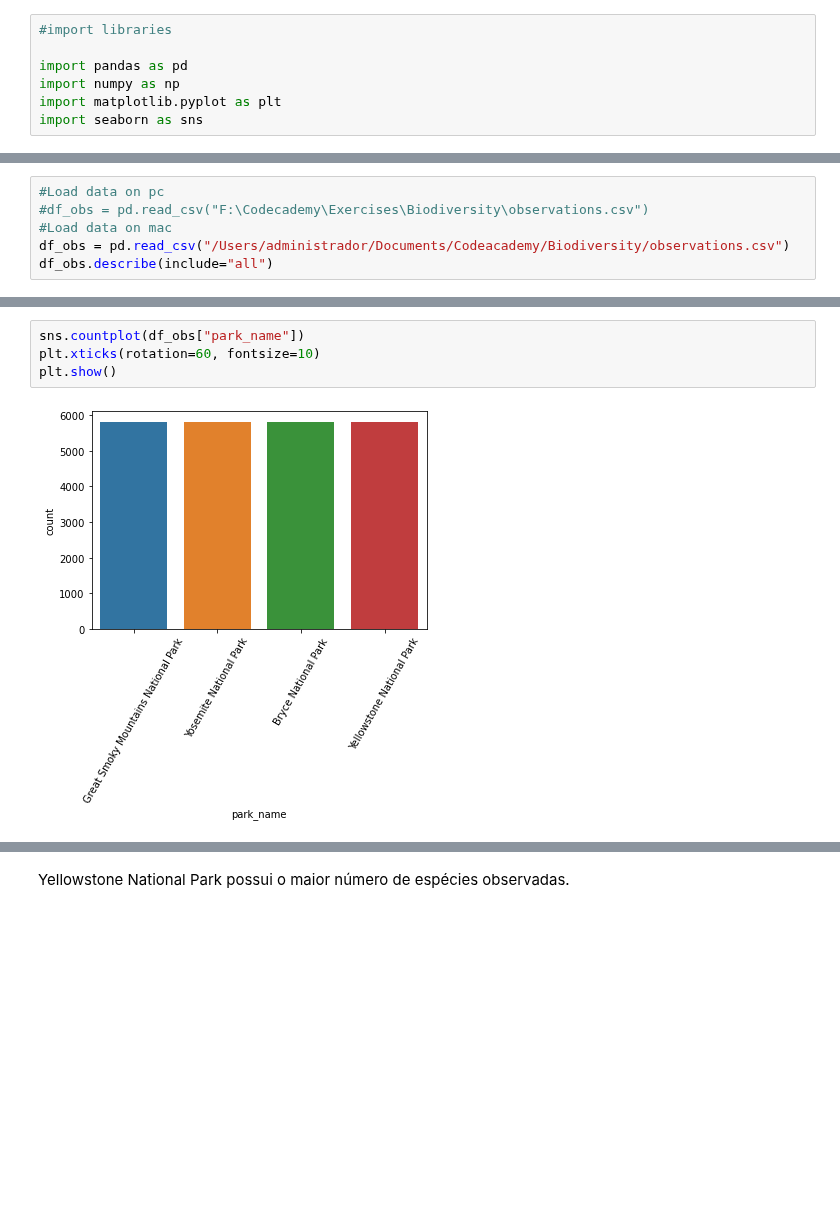
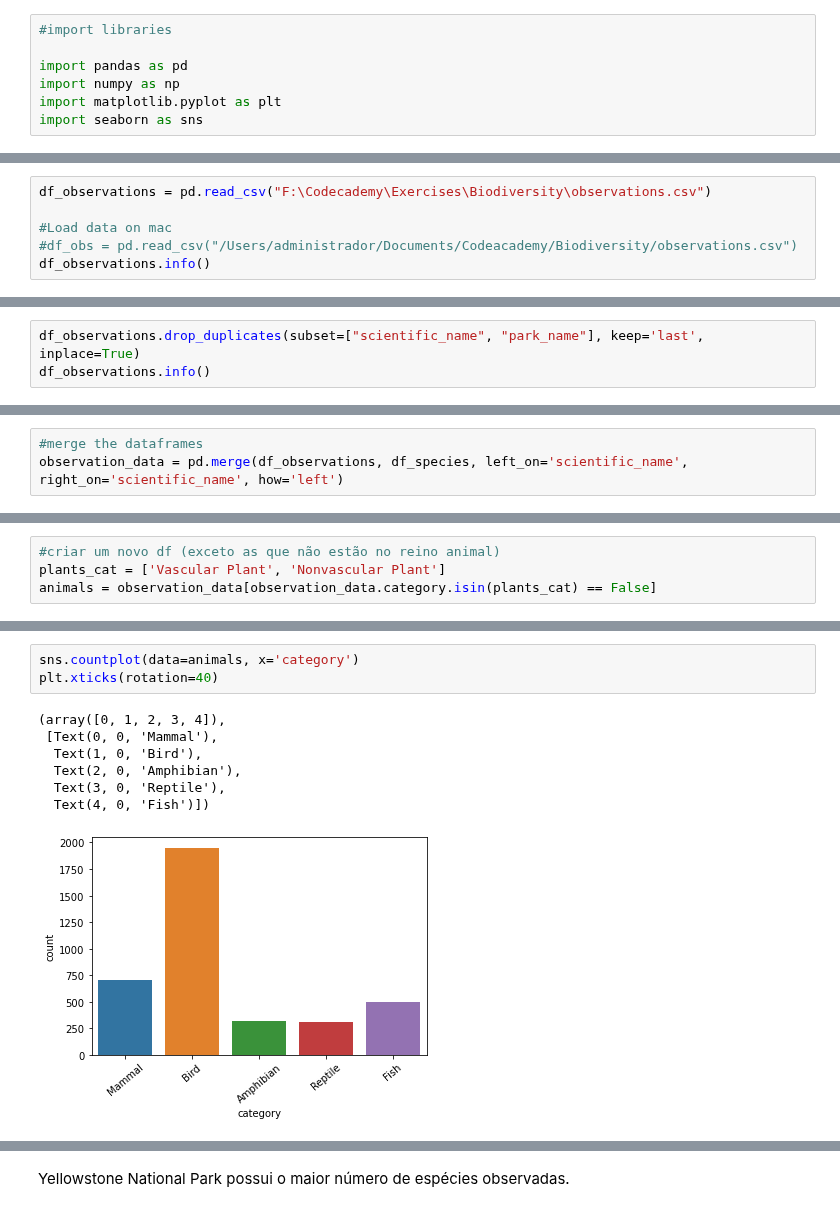
Before and after one commit to cacaprog/Exercises, a Jupyter notebook: Biodiversity/biodiversity.ipynb, the cells around one changed output, grey strips where cells are left out. Saved outputs shown, nothing was run; the diff lists cells and outputs as text; blank space fills up the shorter version.

```diff
--- a/Biodiversity/biodiversity.ipynb
+++ b/Biodiversity/biodiversity.ipynb
@@ -8,7 +74,7 @@ import seaborn as sns
 # %%
-#Load data on pc
-#df_obs = pd.read_csv("F:\Codecademy\Exercises\Biodiversity\observations.csv")
+df_observations = pd.read_csv("F:\Codecademy\Exercises\Biodiversity\observations.csv")
+
 #Load data on mac
-df_obs = pd.read_csv("/Users/administrador/Documents/Codeacademy/Biodiversity/observations.csv")
-df_obs.describe(include="all")
+#df_obs = pd.read_csv("/Users/administrador/Documents/Codeacademy/Biodiversity/observations.csv")
+df_observations.info()
 # %% [output]
@@ -46,0 +136,3 @@ print(df_obs.head(10))
+# %%
+df_observations.drop_duplicates(subset=["scientific_name", "park_name"], keep='last', inplace=True)
+df_observations.info()
@@ -46,0 +167,3 @@ print(df_obs.head(10))
+# %%
+#merge the dataframes
+observation_data = pd.merge(df_observations, df_species, left_on='scientific_name', right_on='scientific_name', how='left')
@@ -46,0 +212,4 @@ print(df_obs.head(10))
+# %%
+#criar um novo df (exceto as que não estão no reino animal)
+plants_cat = ['Vascular Plant', 'Nonvascular Plant']
+animals = observation_data[observation_data.category.isin(plants_cat) == False]
@@ -47,6 +231,11 @@ print(df_obs.head(10))
 # %%
-sns.countplot(df_obs["park_name"])
-plt.xticks(rotation=60, fontsize=10)
-plt.show()
+sns.countplot(data=animals, x='category')
+plt.xticks(rotation=40)
 # %% [output]
+(array([0, 1, 2, 3, 4]),
+ [Text(0, 0, 'Mammal'),
+  Text(1, 0, 'Bird'),
+  Text(2, 0, 'Amphibian'),
+  Text(3, 0, 'Reptile'),
+  Text(4, 0, 'Fish')])
-[figure, old version]
+[figure, new version]
```
Also changed, not shown: parts of 38 cells of this notebook, 1 other file.
